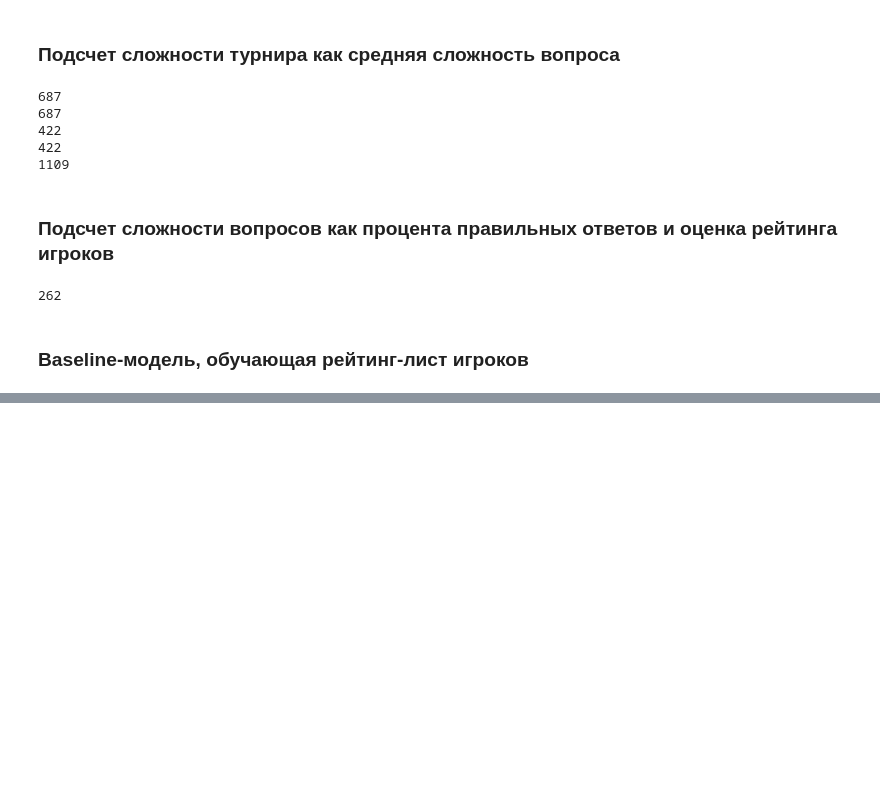
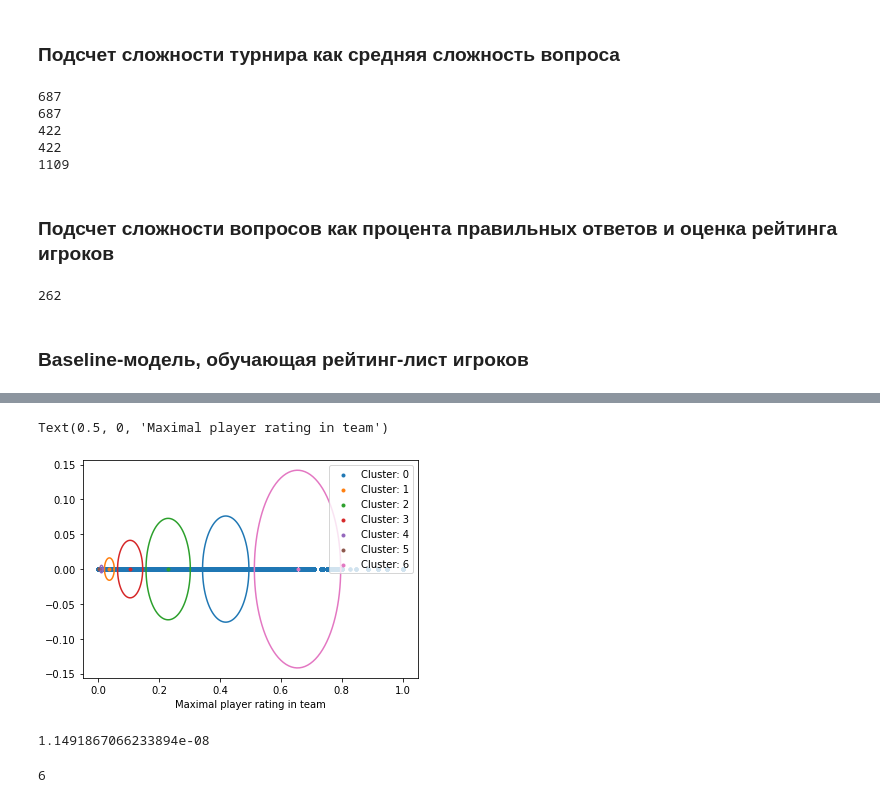
Before and after one commit to Margarita307/DL, a Jupyter notebook: task_2.ipynb, the cells around one changed output, grey strips where cells are left out. Cells and saved outputs as stored; diff of their text form; code cells hidden in the pictures; blank space fills up the shorter version.

```diff
--- a/task_2.ipynb
+++ b/task_2.ipynb
@@ -171,0 +231,21 @@ print(score)
+# %%
+k = 7
+mus = x[np.random.choice(x.shape[0], size=k, replace=False), 0 ]
+sigmas = np.array( [ 1 for _ in range(k) ] )
+pis = (1./k) * np.ones(k)
+z = e_step( x[:, 0], pis, mus, sigmas)
+
+## EM-алгоритм
+old_logl, new_logl = -np.inf, -np.inf
+for iIter in range(5000):
+    old_logl = new_logl
+    z = e_step( x[:, 0], pis, mus, sigmas)
+    print(z)
+    new_pis, new_mus, new_sigmas = m_step(x[:, 0], z)
+    pis, mus, sigmas = new_pis, new_mus, new_sigmas
+    new_logl = loglikelihood(x[:, 0], pis, mus, sigmas)
+    print("Логарифм правдоподобия на итерации %03d: %.6f" % (iIter, new_logl) )
+    if np.abs(new_logl - old_logl) < 0.01:
+        break
+
+print("После %d итераций правдоподобие = %.6f" % (iIter, new_logl) )
@@ -171,0 +270,12 @@ print(score)
+# %%
+plt.scatter(x[:, 0], np.zeros(len(x[:, 0])), marker='.')
+for i in range(k):
+    t = np.linspace(0, 2*np.pi, 100)
+    r = np.sqrt(sigmas[i])
+    circle = plt.plot(mus[i] + r*np.cos(t) , r*np.sin(t))
+    mu = plt.scatter(mus[i], 0, marker='.', color=circle[0].get_color(), label=f'Cluster: {i}')
+plt.legend()
+plt.xlabel("Maximal player rating in team")
+# %% [output]
+Text(0.5, 0, 'Maximal player rating in team')
+[figure, added]
@@ -171,0 +286,5 @@ print(score)
+# %%
+classify(0.9, pis, mus, sigmas)
+# %% [output]
+1.1491867066233894e-08
+6
```
Also changed, not shown: parts of 10 cells of this notebook.
